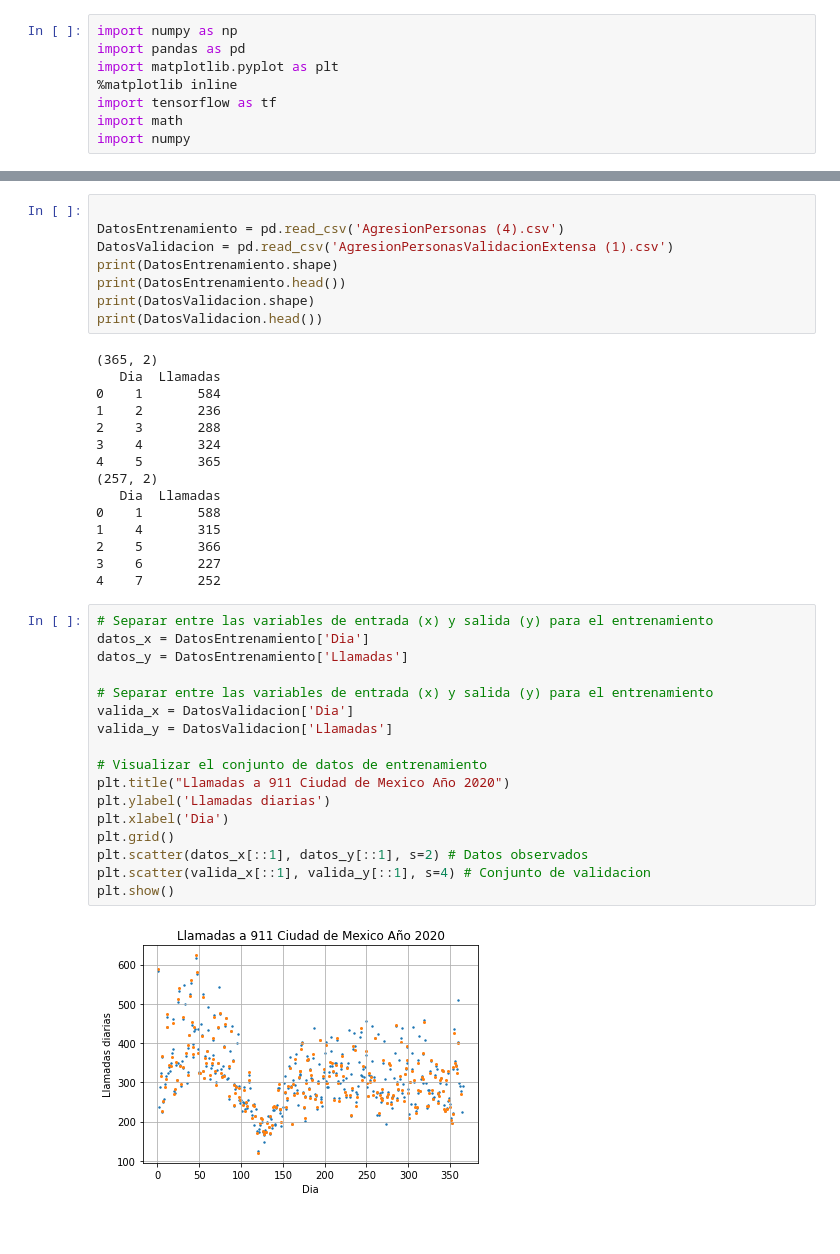
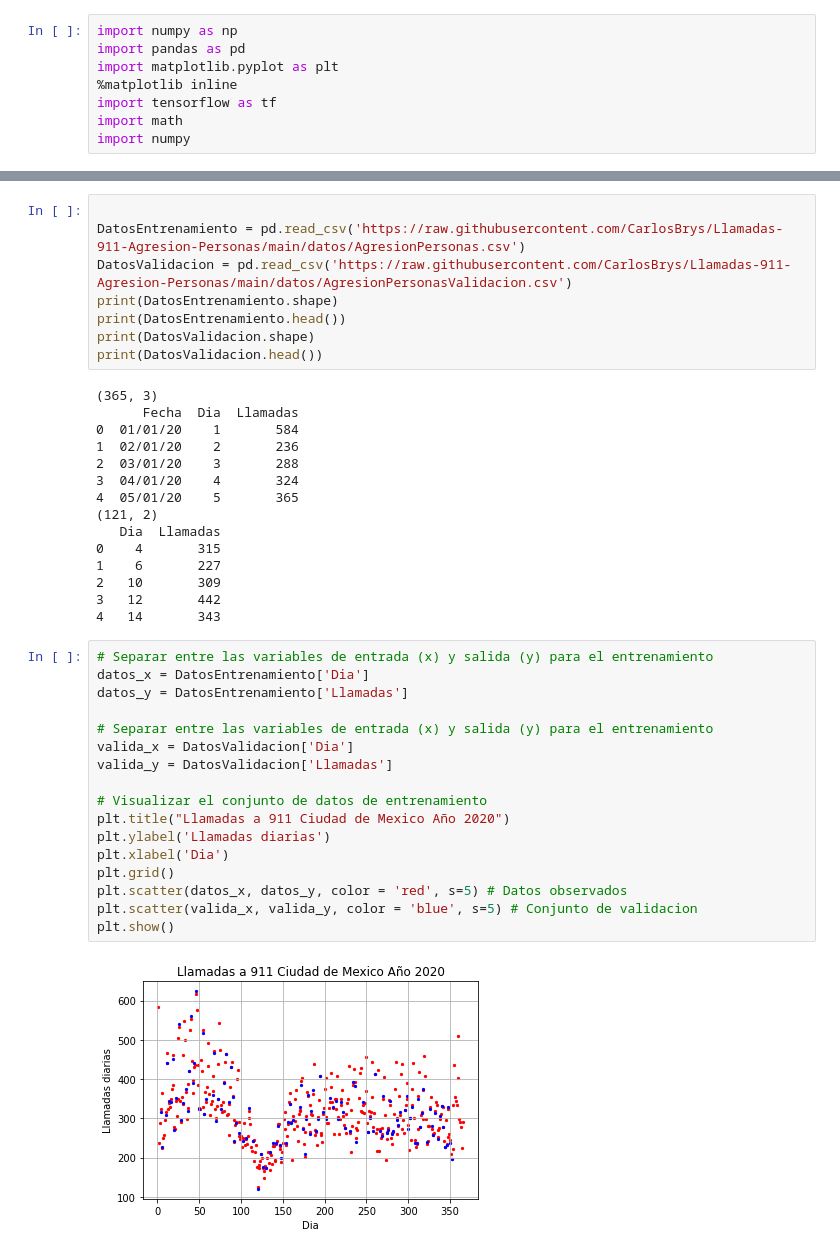
Before and after one commit to CarlosBrys/Llamadas-911-Agresion-Personas, a Jupyter notebook: 911_Delitos.ipynb, the cells around one changed output, grey strips where cells are left out. Saved outputs shown, nothing was run; the diff lists cells and outputs as text.

```diff
--- a/911_Delitos.ipynb
+++ b/911_Delitos.ipynb
@@ -34,45 +26,45 @@ Saving AgresionPersonas.csv to AgresionPersonas (4).csv
 # %%
 
-DatosEntrenamiento = pd.read_csv('AgresionPersonas (4).csv')
-DatosValidacion = pd.read_csv('AgresionPersonasValidacionExtensa (1).csv')
+DatosEntrenamiento = pd.read_csv('https://raw.githubusercontent.com/CarlosBrys/Llamadas-911-Agresion-Personas/main/datos/AgresionPersonas.csv')
+DatosValidacion = pd.read_csv('https://raw.githubusercontent.com/CarlosBrys/Llamadas-911-Agresion-Personas/main/datos/AgresionPersonasValidacion.csv')
 print(DatosEntrenamiento.shape)
 print(DatosEntrenamiento.head())
 print(DatosValidacion.shape)
 print(DatosValidacion.head())
 # %% [output]
-(365, 2)
+(365, 3)
+      Fecha  Dia  Llamadas
+0  01/01/20    1       584
+1  02/01/20    2       236
+2  03/01/20    3       288
+3  04/01/20    4       324
+4  05/01/20    5       365
+(121, 2)
    Dia  Llamadas
-0    1       584
-1    2       236
-2    3       288
-3    4       324
-4    5       365
-(257, 2)
-   Dia  Llamadas
-0    1       588
-1    4       315
-2    5       366
-3    6       227
-4    7       252
+0    4       315
+1    6       227
+2   10       309
+3   12       442
+4   14       343
 # %%
 # Separar entre las variables de entrada (x) y salida (y) para el entrenamiento
 datos_x = DatosEntrenamiento['Dia']
 datos_y = DatosEntrenamiento['Llamadas']
 
 # Separar entre las variables de entrada (x) y salida (y) para el entrenamiento
 valida_x = DatosValidacion['Dia']
 valida_y = DatosValidacion['Llamadas']
 
 # Visualizar el conjunto de datos de entrenamiento
 plt.title("Llamadas a 911 Ciudad de Mexico Año 2020")
 plt.ylabel('Llamadas diarias')
 plt.xlabel('Dia')
 plt.grid()
-plt.scatter(datos_x[::1], datos_y[::1], s=2) # Datos observados
-plt.scatter(valida_x[::1], valida_y[::1], s=4) # Conjunto de validacion
+plt.scatter(datos_x, datos_y, color = 'red', s=5) # Datos observados
+plt.scatter(valida_x, valida_y, color = 'blue', s=5) # Conjunto de validacion
 plt.show()
 # %% [output]
-[figure, old version]
+[figure, new version]
 # %%
 import tensorflow as tf
 from tensorflow import keras
```
Also changed, not shown: parts of 7 cells of this notebook.
